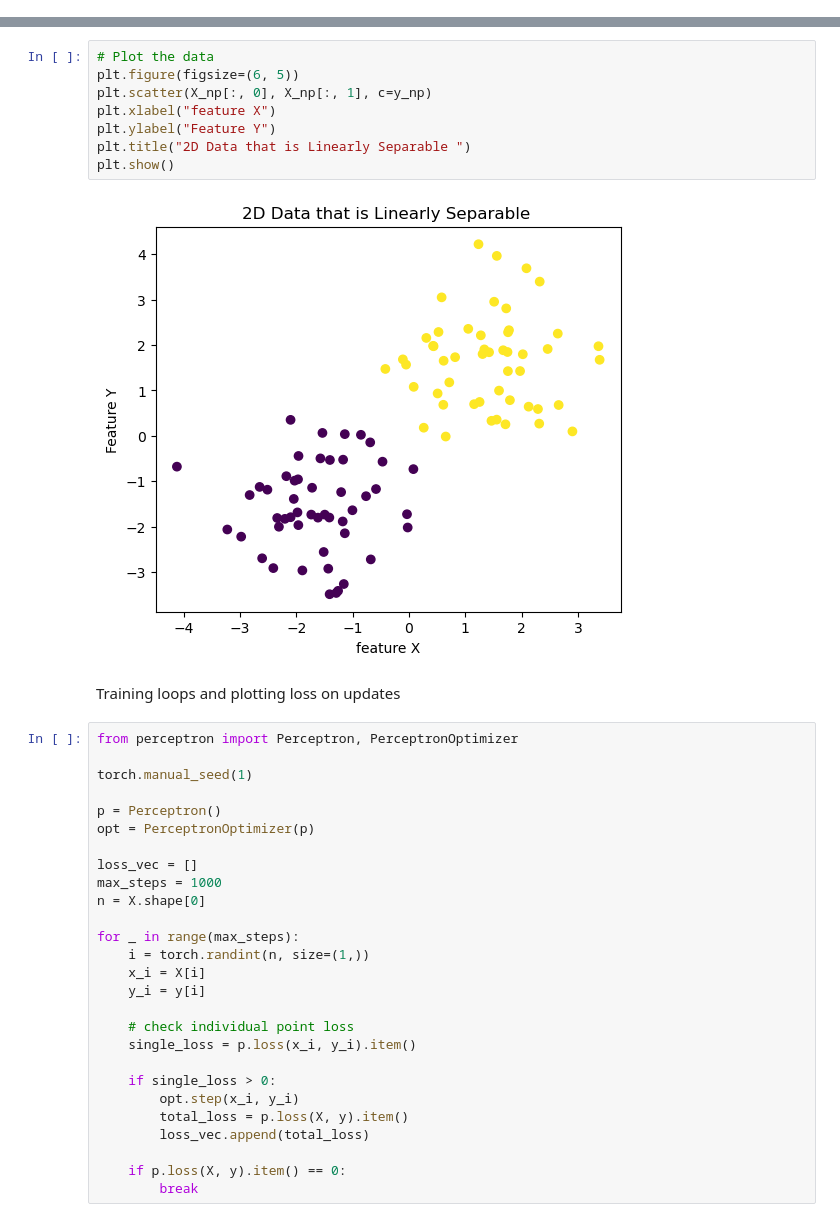
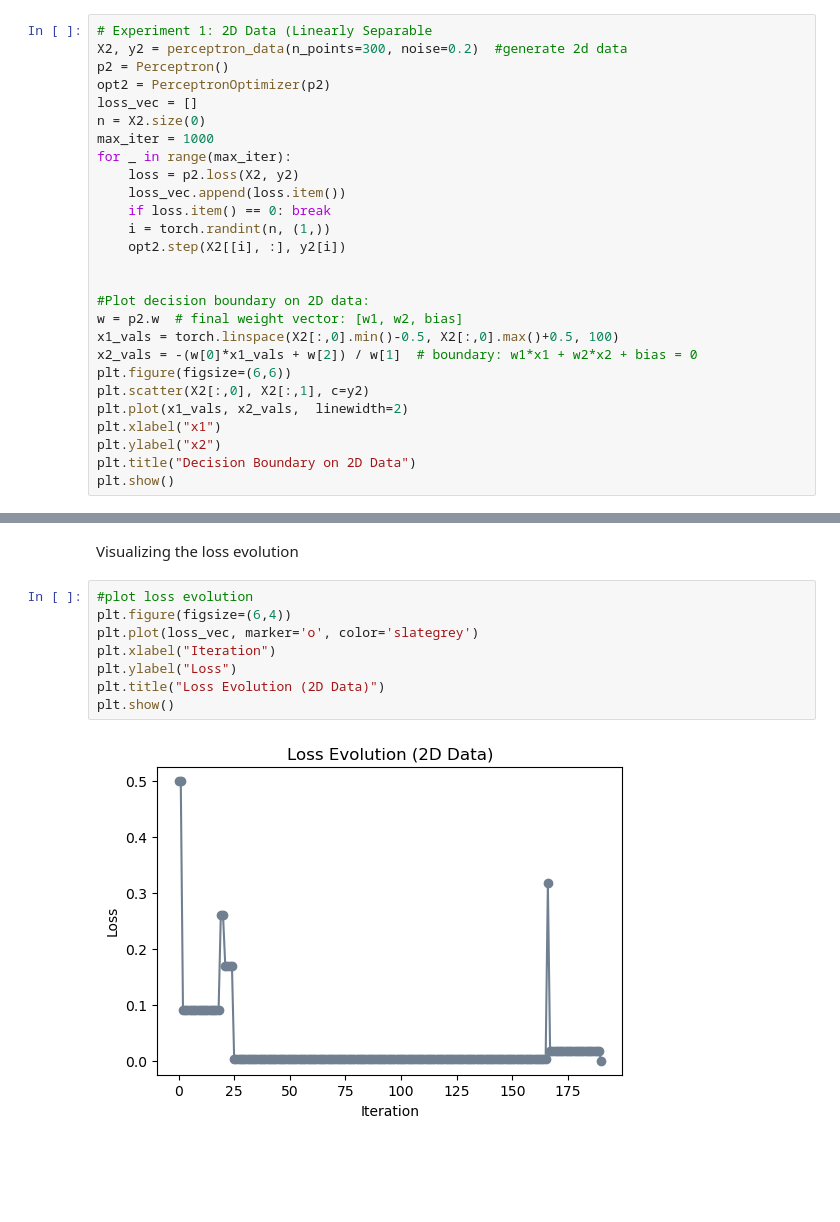
Before and after one commit to Pbabu-Github/ML-Projects, a Jupyter notebook: posts/perceptron/index.ipynb, the cells around one changed output, grey strips where cells are left out. Saved outputs shown, nothing was run; the diff lists cells and outputs as text; blank space fills up the shorter version.

```diff
--- a/posts/perceptron/index.ipynb
+++ b/posts/perceptron/index.ipynb
@@ -97,0 +64,27 @@ Plotting our data
+# %%
+# Experiment 1: 2D Data (Linearly Separable
+X2, y2 = perceptron_data(n_points=300, noise=0.2)  #generate 2d data
+p2 = Perceptron()
+opt2 = PerceptronOptimizer(p2)
+loss_vec = []
+n = X2.size(0)
+max_iter = 1000
+for _ in range(max_iter):
+    loss = p2.loss(X2, y2)
+    loss_vec.append(loss.item())
+    if loss.item() == 0: break
+    i = torch.randint(n, (1,))
+    opt2.step(X2[[i], :], y2[i])
+
+
+#Plot decision boundary on 2D data:
+w = p2.w  # final weight vector: [w1, w2, bias]
+x1_vals = torch.linspace(X2[:,0].min()-0.5, X2[:,0].max()+0.5, 100)
+x2_vals = -(w[0]*x1_vals + w[2]) / w[1]  # boundary: w1*x1 + w2*x2 + bias = 0
+plt.figure(figsize=(6,6))
+plt.scatter(X2[:,0], X2[:,1], c=y2)
+plt.plot(x1_vals, x2_vals,  linewidth=2)
+plt.xlabel("x1")
+plt.ylabel("x2")
+plt.title("Decision Boundary on 2D Data")
+plt.show()
@@ -98,39 +93,12 @@ Plotting our data
+# %% [markdown]
+Visualizing the loss evolution
 # %%
-# Plot the data
-plt.figure(figsize=(6, 5))
-plt.scatter(X_np[:, 0], X_np[:, 1], c=y_np)
-plt.xlabel("feature X")
-plt.ylabel("Feature Y")
-plt.title("2D Data that is Linearly Separable ")
+#plot loss evolution
+plt.figure(figsize=(6,4))
+plt.plot(loss_vec, marker='o', color='slategrey')
+plt.xlabel("Iteration")
+plt.ylabel("Loss")
+plt.title("Loss Evolution (2D Data)")
 plt.show()
 # %% [output]
-[figure, old version]
+[figure, new version]
-# %% [markdown]
-Training loops and plotting loss on updates
-# %%
-from perceptron import Perceptron, PerceptronOptimizer
-
-torch.manual_seed(1)
-
-p = Perceptron()
-opt = PerceptronOptimizer(p)
-
-loss_vec = []
-max_steps = 1000
-n = X.shape[0]
-
-for _ in range(max_steps):
-    i = torch.randint(n, size=(1,))
-    x_i = X[i]
-    y_i = y[i]
-
-    # check individual point loss
-    single_loss = p.loss(x_i, y_i).item()
-
-    if single_loss > 0:
-        opt.step(x_i, y_i)
-        total_loss = p.loss(X, y).item()
-        loss_vec.append(total_loss)
-
-    if p.loss(X, y).item() == 0:
-        break
```
Also changed, not shown: parts of 24 cells of this notebook, 12 other files.
